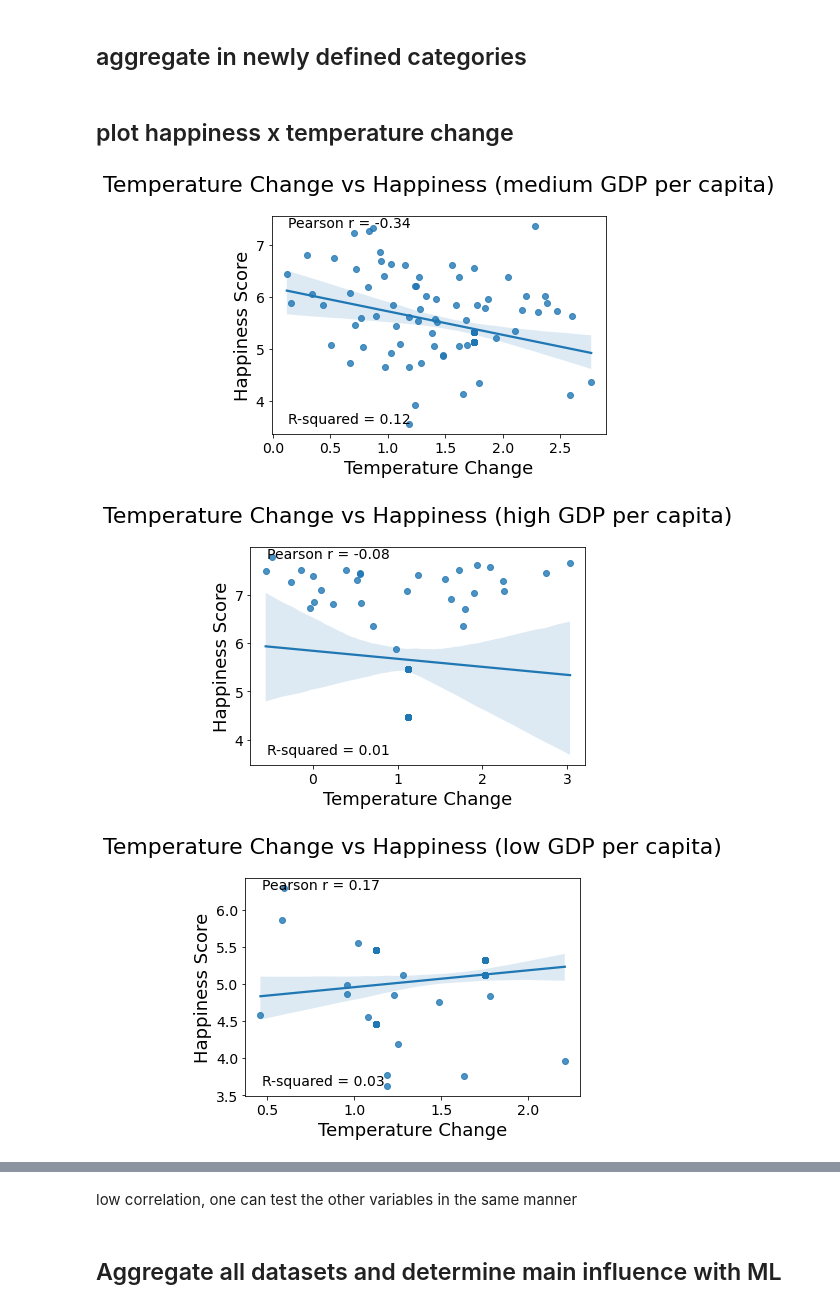
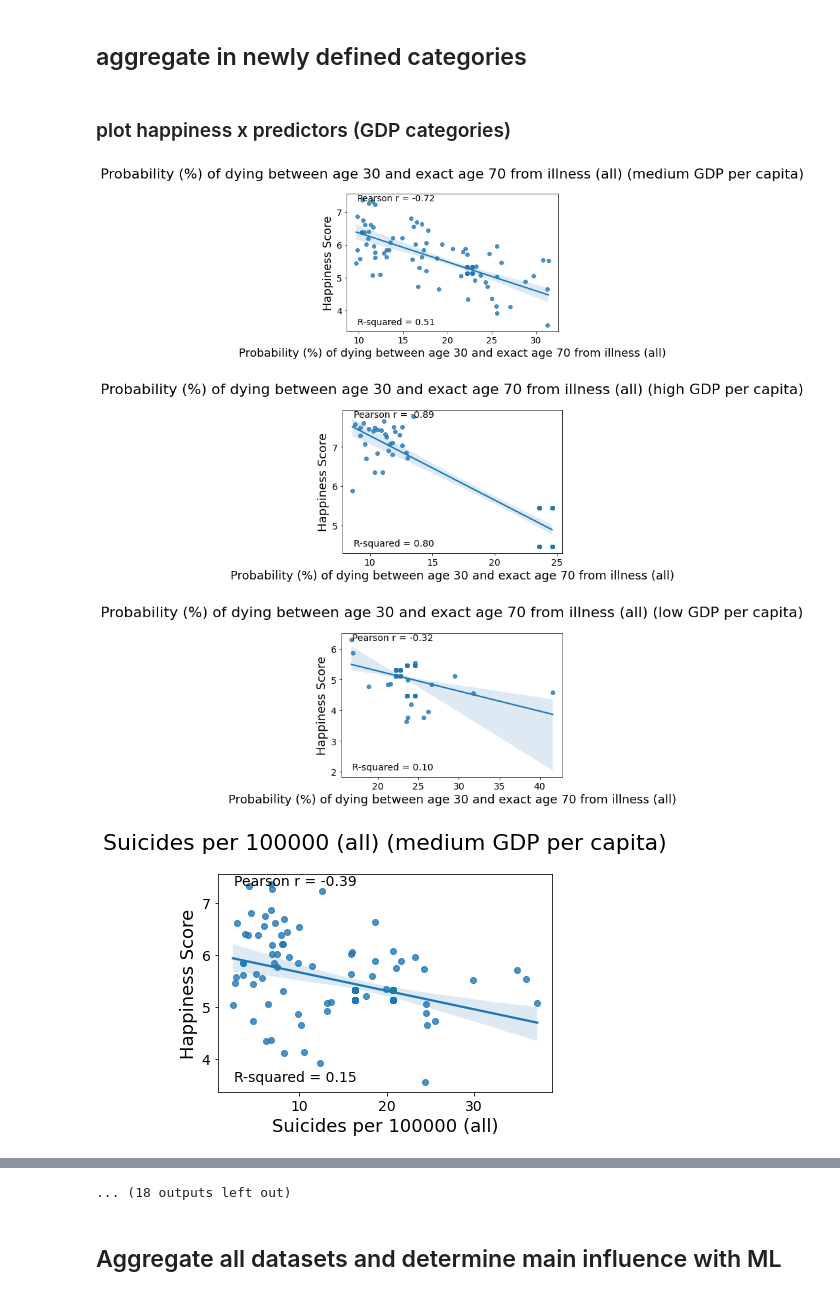
Before and after one commit to Dariokula/VisualizationProj23, a Jupyter notebook: all_datsets_26_08_Dario.ipynb, the cells around one changed output, grey strips where cells are left out. Cells and saved outputs as stored; diff of their text form; code cells hidden in the pictures.

Commit message:
adapted plots categorized by gdp, changed polynomial order in Darios plots

```diff
--- a/all_datsets_26_08_Dario.ipynb
+++ b/all_datsets_26_08_Dario.ipynb
@@ -951,45 +933,49 @@ all_dataframes_combined['gdp_categorical'] = pd.cut(all_dataframes_combined['GDP
                                                    bins=[0, quantiles[0.33], quantiles[0.66], max(all_dataframes_combined['gdp'])],
                                                    labels=labels)
 # %% [markdown]
-## plot happiness x temperature change
+### plot happiness x predictors (GDP categories)
 # %%
+for predictor in ['Probability (%) of dying between age 30 and exact age 70 from illness (all)', 'Suicides per 100000 (all)',  'percent_internet_users', 'population density', 'latitude', 'longitude', 'gdp', 'GDP_per_person',
+       'gini_reported', 'temperature_change']:
+
+    for category in all_dataframes_combined['gdp_categorical'].unique():
+
+      df_filtered = all_dataframes_combined[all_dataframes_combined['gdp_categorical'] == category]
+      df_filtered = df_filtered.dropna()
+
+      regr = LinearRegression()
+      regr.fit(df_filtered[[predictor]], df_filtered['happiness_score'])
+
+      r_squared = regr.score(df_filtered[[predictor]], df_filtered['happiness_score'])
+
+      # Calculate correlation
+      corr = np.corrcoef(df_filtered[predictor], df_filtered['happiness_score'])[0,1]
+
+      ax = sns.regplot(data=df_filtered, x=predictor, y="happiness_score")
 
 
-for category in all_dataframes_combined['gdp_categorical'].unique():
+            # Correlation text in top left
+      ax.text(0.05, 0.95, f'Pearson r = {corr:.2f}',
+                transform=ax.transAxes, fontsize=14)
 
-  df_filtered = all_dataframes_combined[all_dataframes_combined['gdp_categorical'] == category]
-  df_filtered = df_filtered.dropna()
+        # R-squared text in bottom left
+      ax.text(0.05, 0.05, f'R-squared = {r_squared:.2f}',
+                transform=ax.transAxes, fontsize=14)
 
-  regr = LinearRegression()
-  regr.fit(df_filtered[['temperature_change']], df_filtered['happiness_score'])
+        # Title in center top
+      ax.set_title(f"{predictor} ({category} GDP per capita)",
+                     loc='center', pad=25)
 
-  r_squared = regr.score(df_filtered[['temperature_change']], df_filtered['happiness_score'])
+      # Labels, title
+     # ax.set_title(f"Temperature Change vs Happiness ({category} GDP per capita)")
+      ax.set_xlabel(predictor)
+      ax.set_ylabel("Happiness Score")
 
-  # Calculate correlation
-  corr = np.corrcoef(df_filtered['temperature_change'], df_filtered['happiness_score'])[0,1]
-
-  ax = sns.regplot(data=df_filtered, x="temperature_change", y="happiness_score")
-
-
-        # Correlation text in top left
-  ax.text(0.05, 0.95, f'Pearson r = {corr:.2f}',
-            transform=ax.transAxes, fontsize=14)
-
-    # R-squared text in bottom left
-  ax.text(0.05, 0.05, f'R-squared = {r_squared:.2f}',
-            transform=ax.transAxes, fontsize=14)
-
-    # Title in center top
-  ax.set_title(f"Temperature Change vs Happiness ({category} GDP per capita)",
-                 loc='center', pad=25)
-
-  # Labels, title
- # ax.set_title(f"Temperature Change vs Happiness ({category} GDP per capita)")
-  ax.set_xlabel("Temperature Change")
-  ax.set_ylabel("Happiness Score")
-
-  plt.show()
+      plt.show()
+      print()
+      print()
 # %% [output]
-[figure, old version]
+[figure, new version]
-[figure, old version]
+[figure, new version]
-[figure, old version]
+[figure, new version]
+[figure, added]
@@ -996,5 +990,4 @@ for category in all_dataframes_combined['gdp_categorical'].unique():
+... (18 outputs left out)
-# %% [markdown]
-low correlation, one can test the other variables in the same manner
 # %% [markdown]
 ## Aggregate all datasets and determine main influence with ML
 # %%
```
Also changed, not shown: parts of 15 cells of this notebook.
